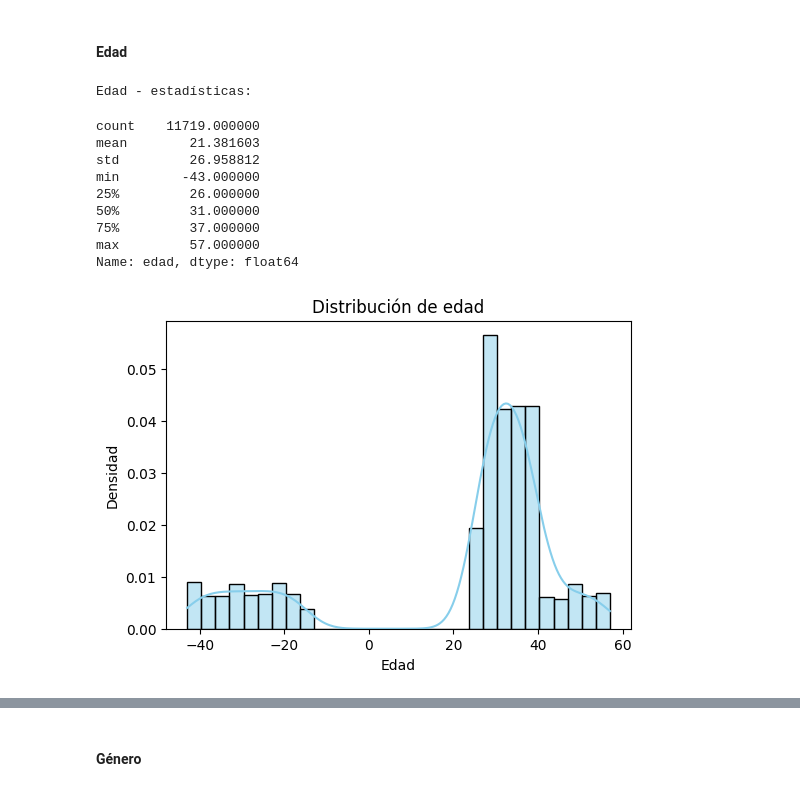
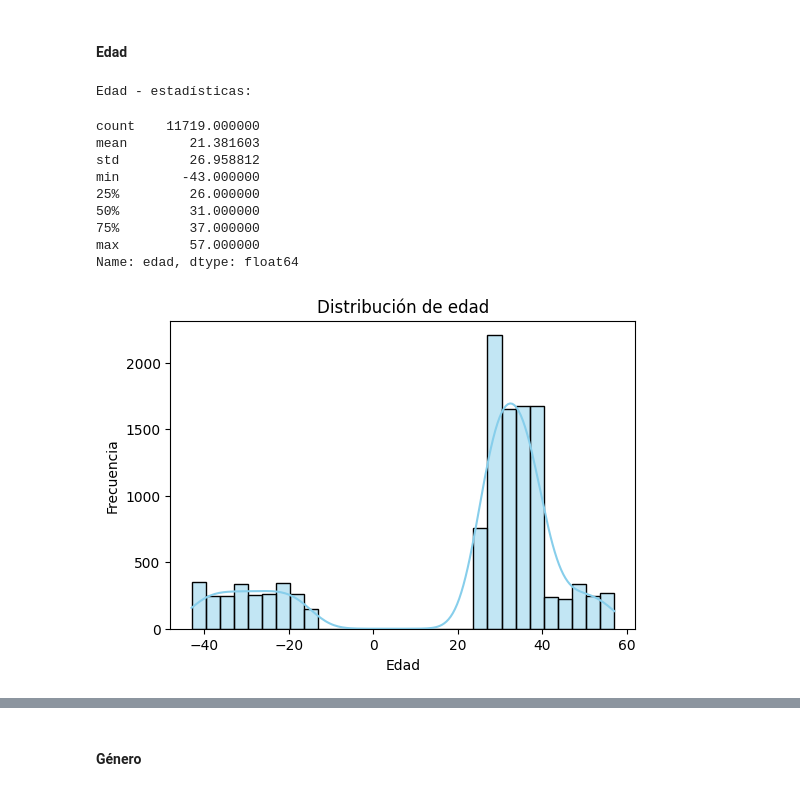
Before and after one commit to LeivaDiego/MLOps-Lab2, a Jupyter notebook: data_understanding.ipynb, the cells around one changed output, grey strips where cells are left out. Cells and saved outputs as stored; diff of their text form; code cells hidden in the pictures.

```diff
--- a/data_understanding.ipynb
+++ b/data_understanding.ipynb
@@ -564,33 +564,33 @@ df_cliente["nacimiento"] = pd.to_datetime(
     df_cliente["nacimiento"],
     format="%m/%d/%y",  # mes/día/año
     errors="coerce"
 )
 today = pd.Timestamp.today()
 df_cliente["edad"] = ((today - df_cliente["nacimiento"]).dt.days / 365.25).round()
 
 # Estadísticas
 print("Edad - estadísticas:")
 display(df_cliente["edad"].describe())
 
 # Gráfico
 
 plt.figure(figsize=(6,4))
 # Histograma de edad
-sns.histplot(df_cliente["edad"].dropna(), bins=30, kde=True, stat="density", color="skyblue", edgecolor="black")
+sns.histplot(df_cliente["edad"].dropna(), bins=30, kde=True, stat="count", color="skyblue", edgecolor="black")
 
 plt.title("Distribución de edad")
 plt.xlabel("Edad")
-plt.ylabel("Densidad")
+plt.ylabel("Frecuencia")
 plt.show()
 # %% [output]
 Edad - estadísticas:
 count    11719.000000
 mean        21.381603
 std         26.958812
 min        -43.000000
 25%         26.000000
 50%         31.000000
 75%         37.000000
 max         57.000000
 Name: edad, dtype: float64
-[figure, old version]
+[figure, new version]
```
Also changed, not shown: parts of 3 cells of this notebook.
